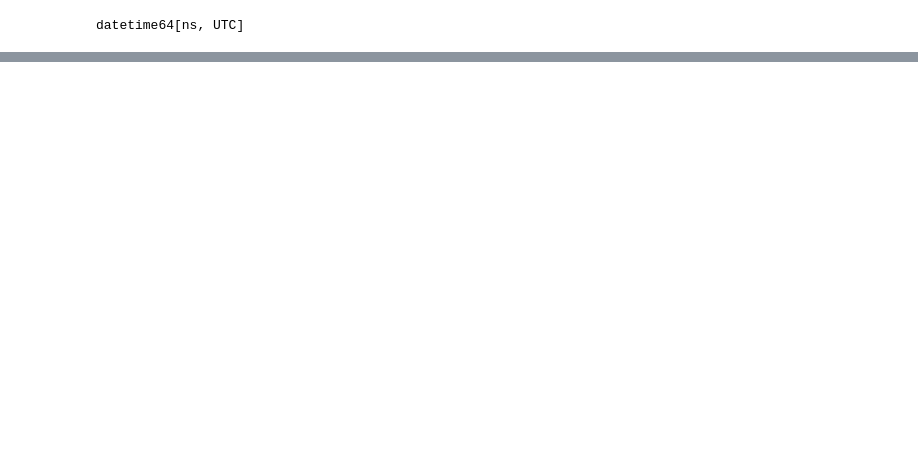
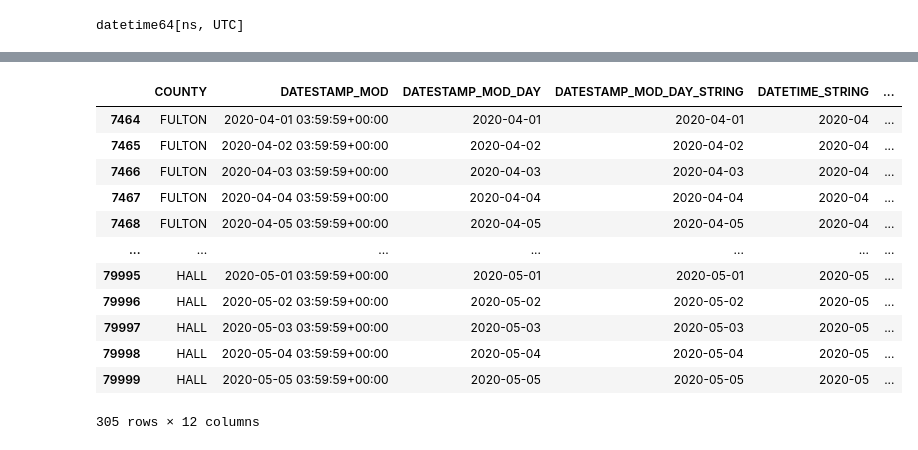
Before and after one commit to lozo6/healthcare-visuals, a Jupyter notebook: visualization.ipynb, the cells around one changed output, grey strips where cells are left out. Saved outputs shown, nothing was run; the diff lists cells and outputs as text; code cells hidden in the pictures; blank space fills up the shorter version.

```diff
--- a/visualization.ipynb
+++ b/visualization.ipynb
@@ -164,0 +452,16 @@ datetime64[ns, UTC]
+# %%
+finalDF
+# %% [output]
+|  | COUNTY | DATESTAMP_MOD | DATESTAMP_MOD_DAY | DATESTAMP_MOD_DAY_STRING | DATETIME_STRING | ... |
+| 7464 | FULTON | 2020-04-01 03:59:59+00:00 | 2020-04-01 | 2020-04-01 | 2020-04 | ... |
+| 7465 | FULTON | 2020-04-02 03:59:59+00:00 | 2020-04-02 | 2020-04-02 | 2020-04 | ... |
+| 7466 | FULTON | 2020-04-03 03:59:59+00:00 | 2020-04-03 | 2020-04-03 | 2020-04 | ... |
+| 7467 | FULTON | 2020-04-04 03:59:59+00:00 | 2020-04-04 | 2020-04-04 | 2020-04 | ... |
+| 7468 | FULTON | 2020-04-05 03:59:59+00:00 | 2020-04-05 | 2020-04-05 | 2020-04 | ... |
+| ... | ... | ... | ... | ... | ... | ... |
+| 79995 | HALL | 2020-05-01 03:59:59+00:00 | 2020-05-01 | 2020-05-01 | 2020-05 | ... |
+| 79996 | HALL | 2020-05-02 03:59:59+00:00 | 2020-05-02 | 2020-05-02 | 2020-05 | ... |
+| 79997 | HALL | 2020-05-03 03:59:59+00:00 | 2020-05-03 | 2020-05-03 | 2020-05 | ... |
+| 79998 | HALL | 2020-05-04 03:59:59+00:00 | 2020-05-04 | 2020-05-04 | 2020-05 | ... |
+| 79999 | HALL | 2020-05-05 03:59:59+00:00 | 2020-05-05 | 2020-05-05 | 2020-05 | ... |
+305 rows × 12 columns
```
Also changed, not shown: parts of 36 cells of this notebook.
